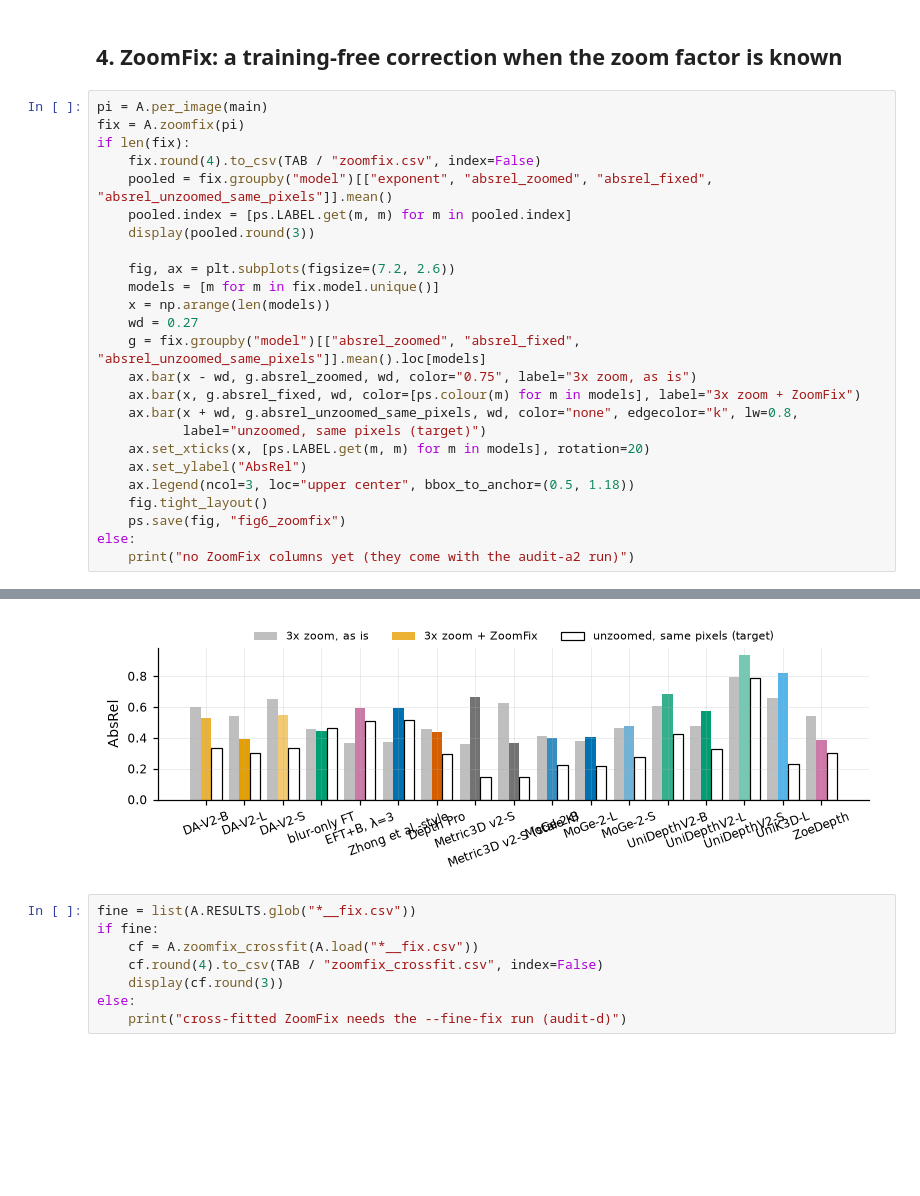
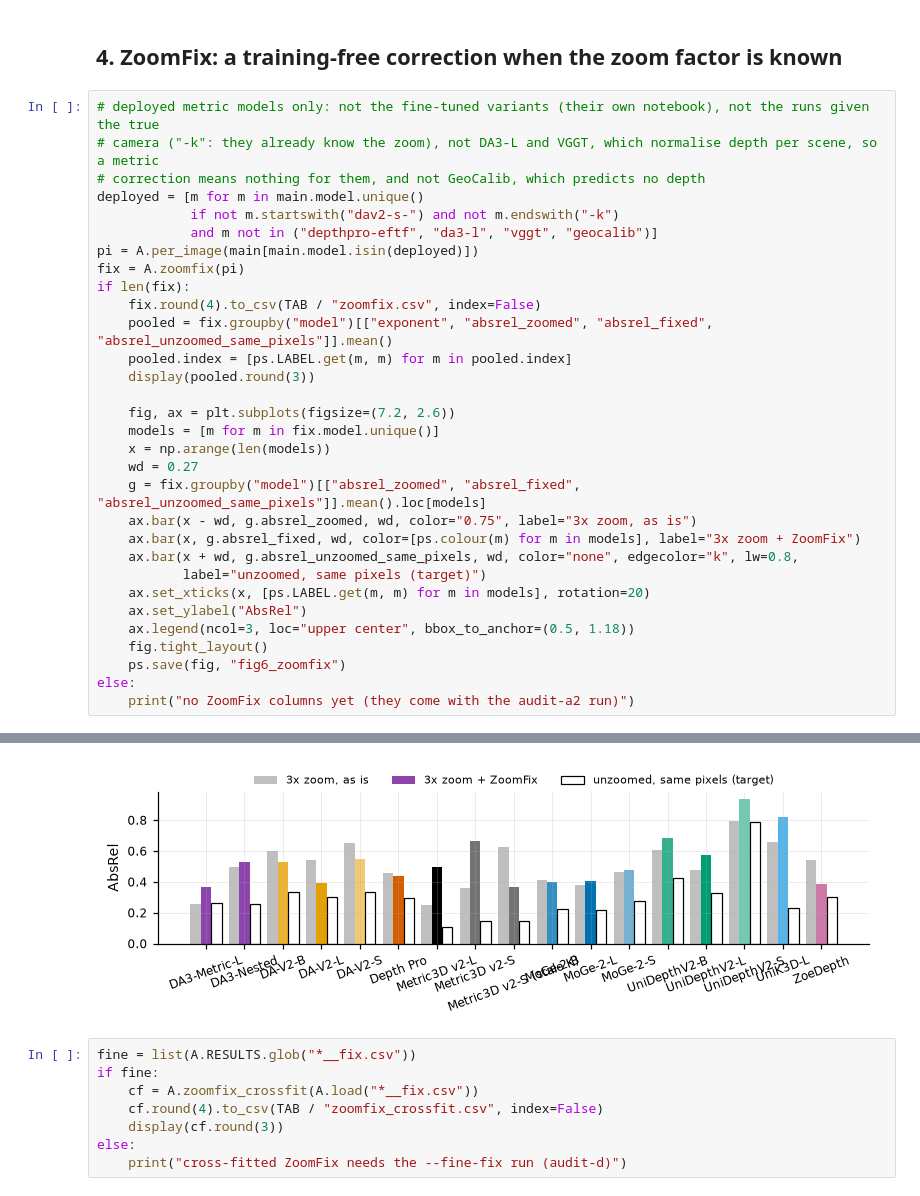
Before and after one commit to rabeyanoor/zoom-equivariance, a Jupyter notebook: notebooks/04_off_centre_and_stale_K.ipynb, the cells around one changed output, grey strips where cells are left out. Drawn from its saved outputs; the diff is of its cells as text; blank space fills up the shorter version.

Commit message:
Notebook 04 ZoomFix: also leave out the runs given the true camera (-k), which already know the zoom; only deployed metric models remain, as in the paper's table

```diff
--- a/notebooks/04_off_centre_and_stale_K.ipynb
+++ b/notebooks/04_off_centre_and_stale_K.ipynb
@@ -115,7 +116,13 @@ alpha(stale) - alpha(true): mean 0.9986, median 1.0000, n = 800
 # %% [markdown]
 ## 4. ZoomFix: a training-free correction when the zoom factor is known
 # %%
-pi = A.per_image(main)
+# deployed metric models only: not the fine-tuned variants (their own notebook), not the runs given the true
+# camera ("-k": they already know the zoom), not DA3-L and VGGT, which normalise depth per scene, so a metric
+# correction means nothing for them, and not GeoCalib, which predicts no depth
+deployed = [m for m in main.model.unique()
+            if not m.startswith("dav2-s-") and not m.endswith("-k")
+            and m not in ("depthpro-eftf", "da3-l", "vggt", "geocalib")]
+pi = A.per_image(main[main.model.isin(deployed)])
 fix = A.zoomfix(pi)
 if len(fix):
     fix.round(4).to_csv(TAB / "zoomfix.csv", index=False)
@@ -151,14 +158,14 @@ else:
 | Metric3D v2-S | 0.250 | 0.358 | 0.665 | 0.148 |
 | Metric3D v2-S (stale K) | 0.812 | 0.628 | 0.366 | 0.148 |
 | MoGe-2-B | 0.312 | 0.412 | 0.398 | 0.227 |
 | MoGe-2-L | 0.312 | 0.383 | 0.408 | 0.215 |
 | MoGe-2-S | 0.375 | 0.466 | 0.480 | 0.277 |
 | UniDepthV2-B | 0.250 | 0.607 | 0.685 | 0.426 |
 | UniDepthV2-L | 0.250 | 0.479 | 0.577 | 0.325 |
 | UniDepthV2-S | 0.250 | 0.793 | 0.938 | 0.788 |
 | UniK3D-L | 0.250 | 0.656 | 0.821 | 0.234 |
 | ZoeDepth | 0.500 | 0.539 | 0.387 | 0.302 |
-[figure, old version]
+[figure, new version]
 # %%
 fine = list(A.RESULTS.glob("*__fix.csv"))
 if fine:
```
Also changed, not shown: parts of 2 cells of this notebook, 4 other files.
